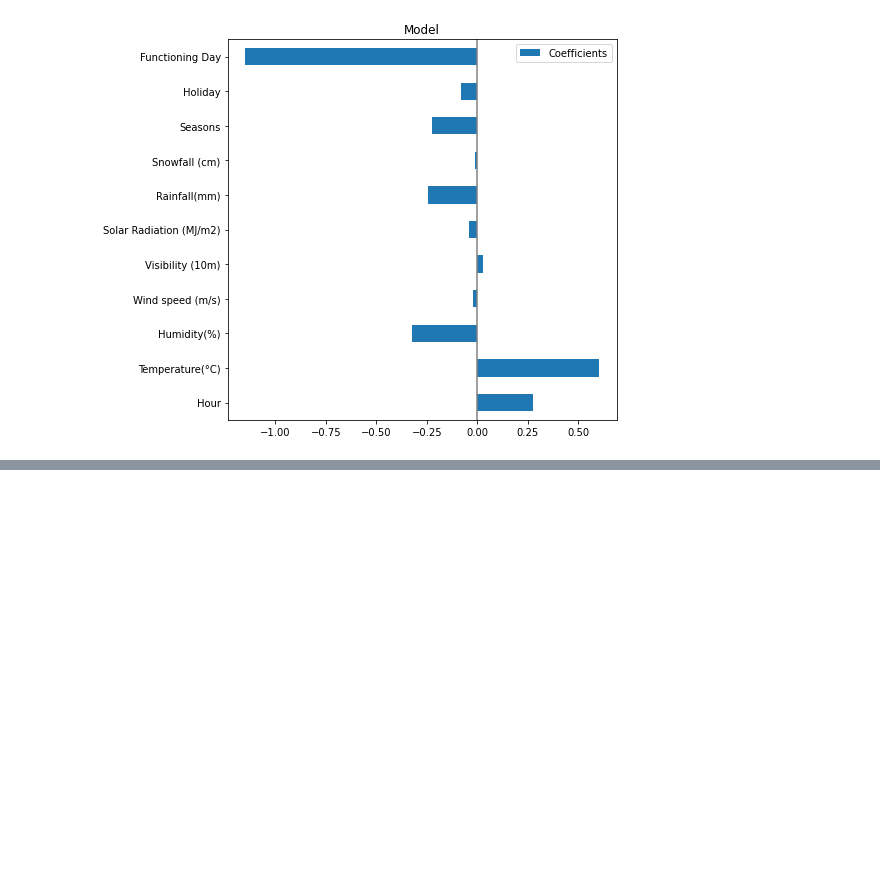
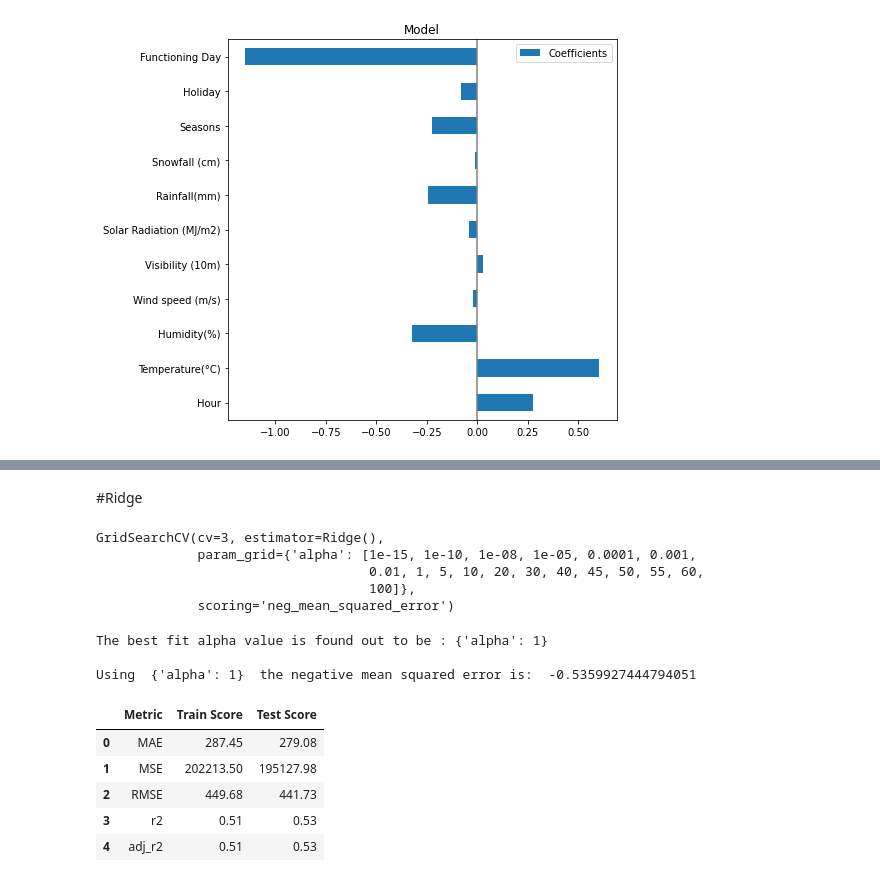
Before and after one commit to harsh15998/seoul-bike-data-, a Jupyter notebook: seoul_bike_.ipynb, the cells around one changed output, grey strips where cells are left out. Cells and saved outputs as stored; diff of their text form; code cells hidden in the pictures; blank space fills up the shorter version.

```diff
--- a/seoul_bike_.ipynb
+++ b/seoul_bike_.ipynb
@@ -553,0 +634,23 @@ feature_impo(reg)
+# %% [markdown]
+#Ridge
+# %%
+from sklearn.linear_model import Ridge
+ridge = Ridge()
+parameters = {'alpha': [1e-15,1e-10,1e-8,1e-5,1e-4,1e-3,1e-2,1,5,10,20,30,40,45,50,55,60,100]}
+ridge_regressor = GridSearchCV(ridge, parameters, scoring='neg_mean_squared_error', cv=3)
+ridge_regressor.fit(X_train,y_train)
+# %% [output]
+GridSearchCV(cv=3, estimator=Ridge(),
+             param_grid={'alpha': [1e-15, 1e-10, 1e-08, 1e-05, 0.0001, 0.001,
+                                   0.01, 1, 5, 10, 20, 30, 40, 45, 50, 55, 60,
+                                   100]},
+             scoring='neg_mean_squared_error')
+# %%
+print("The best fit alpha value is found out to be :" ,ridge_regressor.best_params_)
+print("\nUsing ",ridge_regressor.best_params_, " the negative mean squared error is: ", ridge_regressor.best_score_)
+# %% [output]
+The best fit alpha value is found out to be : {'alpha': 1}
+
+Using  {'alpha': 1}  the negative mean squared error is:  -0.5359927444794051
+# %%
+ridge=ridge_regressor.best_estimator_
@@ -553,0 +664,9 @@ feature_impo(reg)
+# %%
+performance(ridge)
+# %% [output]
+|  | Metric | Train Score | Test Score |
+| 0 | MAE | 287.45 | 279.08 |
+| 1 | MSE | 202213.50 | 195127.98 |
+| 2 | RMSE | 449.68 | 441.73 |
+| 3 | r2 | 0.51 | 0.53 |
+| 4 | adj_r2 | 0.51 | 0.53 |
```
Also changed, not shown: parts of 35 cells of this notebook.
